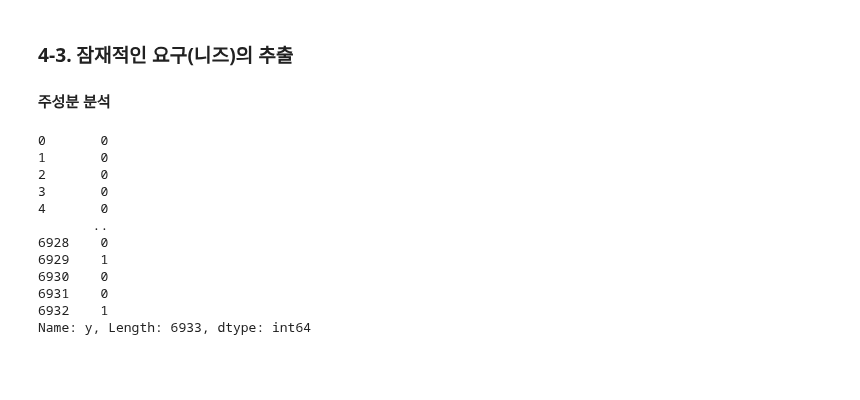
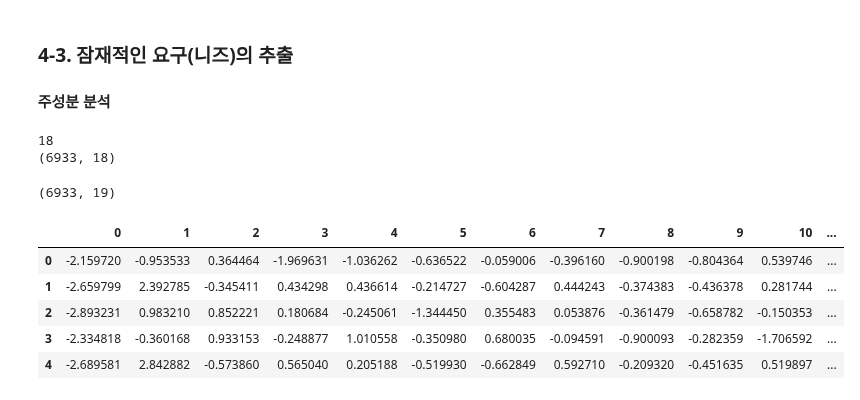
Before and after one commit to seonghyeokcho/Python, a Jupyter notebook: 01_basic_notion/pre-processing_technique.ipynb, the cells around one changed output. Drawn from its saved outputs; the diff is of its cells as text; code cells hidden in the pictures; blank space fills up the shorter version.

```diff
--- a/01_basic_notion/pre-processing_technique.ipynb
+++ b/01_basic_notion/pre-processing_technique.ipynb
@@ -1456,18 +1456,39 @@ bank_data_standard[bank_data_standard["group"] == 7].describe()
 # %% [markdown]
 ### 4-3. 잠재적인 요구(니즈)의 추출
 #### 주성분 분석
-# %%
-y = pd.read_csv("data/bank_prep.csv")["y"]
-# %% [output]
-0       0
-1       0
-2       0
-3       0
-4       0
-       ..
-6928    0
-6929    1
-6930    0
-6931    0
-6932    1
-Name: y, Length: 6933, dtype: int64
+# %%
+from sklearn.decomposition import PCA
+
+
+# 군집화에 사용된 열(group) 삭제
+bank_data_standard.drop("group", axis=1, inplace=True)
+
+# 주성분을 누적기여율 80%까지 추출
+pca = PCA(0.80)
+bank_data_pca = pca.fit_transform(bank_data_standard)
+
+# 주성분 확인
+print(pca.n_components_)
+# PCA로 차원 압축한 데이터셋의 차원 확인
+print(bank_data_pca.shape)
+# %% [output]
+18
+(6933, 18)
+# %%
+# 앞에서 삭제한 목적변수(y)만 다시 불러오기
+y = pd.read_csv("data/bank_prep.csv")["y"]
+
+# 데이터셋에 목적변수(y)를 추가
+bank_data_pca = pd.DataFrame(bank_data_pca)
+bank_data_pca["y"] = y
+
+print(bank_data_pca.shape)
+bank_data_pca.head()
+# %% [output]
+(6933, 19)
+|  | 0 | 1 | 2 | 3 | 4 | 5 | 6 | 7 | 8 | 9 | 10 | ... |
+| 0 | -2.159720 | -0.953533 | 0.364464 | -1.969631 | -1.036262 | -0.636522 | -0.059006 | -0.396160 | -0.900198 | -0.804364 | 0.539746 | ... |
+| 1 | -2.659799 | 2.392785 | -0.345411 | 0.434298 | 0.436614 | -0.214727 | -0.604287 | 0.444243 | -0.374383 | -0.436378 | 0.281744 | ... |
+| 2 | -2.893231 | 0.983210 | 0.852221 | 0.180684 | -0.245061 | -1.344450 | 0.355483 | 0.053876 | -0.361479 | -0.658782 | -0.150353 | ... |
+| 3 | -2.334818 | -0.360168 | 0.933153 | -0.248877 | 1.010558 | -0.350980 | 0.680035 | -0.094591 | -0.900093 | -0.282359 | -1.706592 | ... |
+| 4 | -2.689581 | 2.842882 | -0.573860 | 0.565040 | 0.205188 | -0.519930 | -0.662849 | 0.592710 | -0.209320 | -0.451635 | 0.519897 | ... |
```
Also changed, not shown: parts of 1 cell of this notebook.
